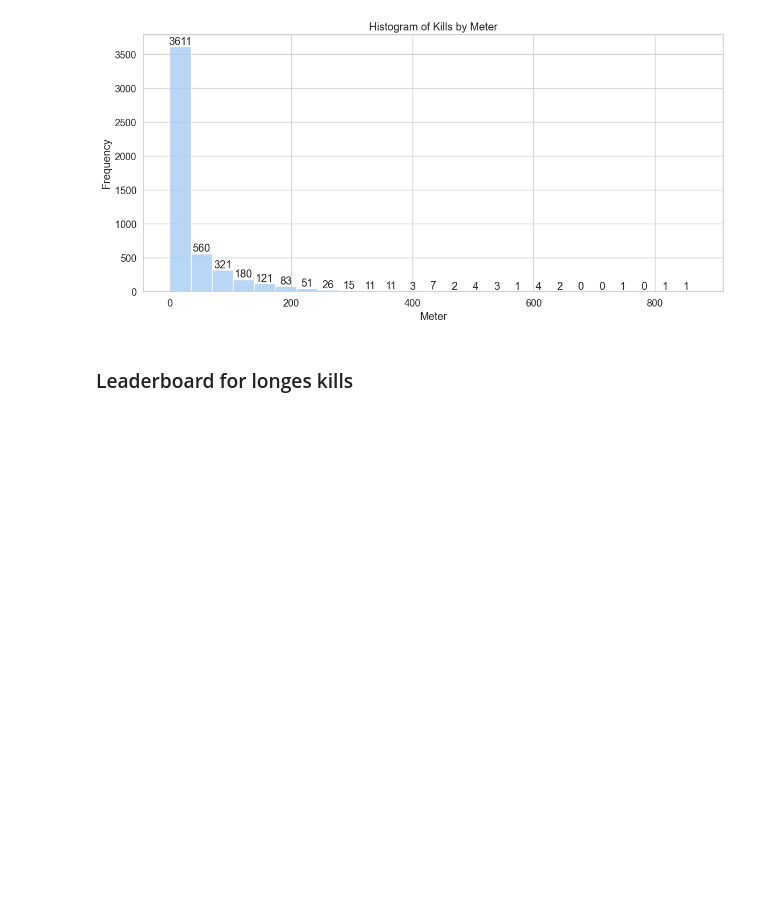
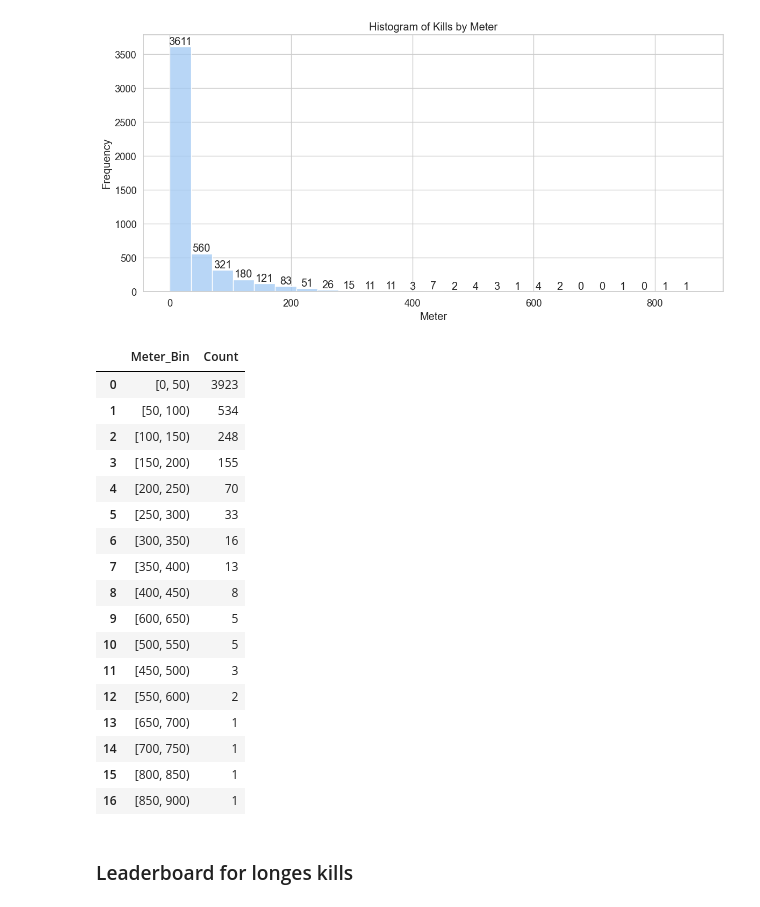
Before and after one commit to lucahlg/DayZAnalytics, a Jupyter notebook: discord.ipynb, the cells around one changed output. Cells and saved outputs as stored; diff of their text form; code cells hidden in the pictures; blank space fills up the shorter version.

```diff
--- a/discord.ipynb
+++ b/discord.ipynb
@@ -272,6 +272,39 @@ plt.tight_layout()
 plt.show()
 # %% [output]
 [figure]
+# %%
+# aggregate the data in bin (meter, count)
+meter_bins = [0, 50, 100, 150, 200, 250, 300, 350, 400, 450, 500, 550, 600, 650, 700, 750, 800, 850, 900, 950, 1000]
+# create a new column 'Meter_Bin' with the bin number
+df['Meter_Bin'] = pd.cut(df['Meter'], bins=meter_bins, right=False)
+# count the number of kills in each bin
+df['Meter_Bin'] = df['Meter_Bin'].astype(str)
+# count the number of kills in each bin
+df['Count'] = 1
+df_meter_bins = df.groupby('Meter_Bin')['Count'].sum().reset_index()
+# sort by count
+df_meter_bins = df_meter_bins.sort_values(by='Count', ascending=False).reset_index(drop=True)
+
+df_meter_bins
+# %% [output]
+|  | Meter_Bin | Count |
+| 0 | [0, 50) | 3923 |
+| 1 | [50, 100) | 534 |
+| 2 | [100, 150) | 248 |
+| 3 | [150, 200) | 155 |
+| 4 | [200, 250) | 70 |
+| 5 | [250, 300) | 33 |
+| 6 | [300, 350) | 16 |
+| 7 | [350, 400) | 13 |
+| 8 | [400, 450) | 8 |
+| 9 | [600, 650) | 5 |
+| 10 | [500, 550) | 5 |
+| 11 | [450, 500) | 3 |
+| 12 | [550, 600) | 2 |
+| 13 | [650, 700) | 1 |
+| 14 | [700, 750) | 1 |
+| 15 | [800, 850) | 1 |
+| 16 | [850, 900) | 1 |
 # %% [markdown]
 ### Leaderboard for longes kills
 # %%
```
